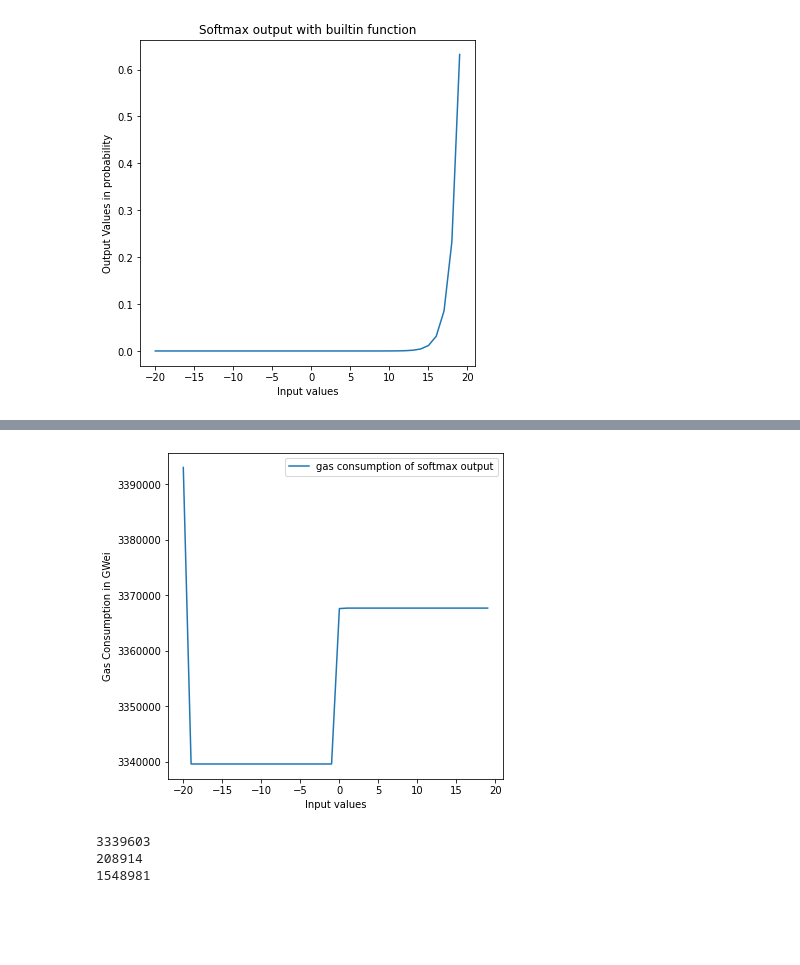
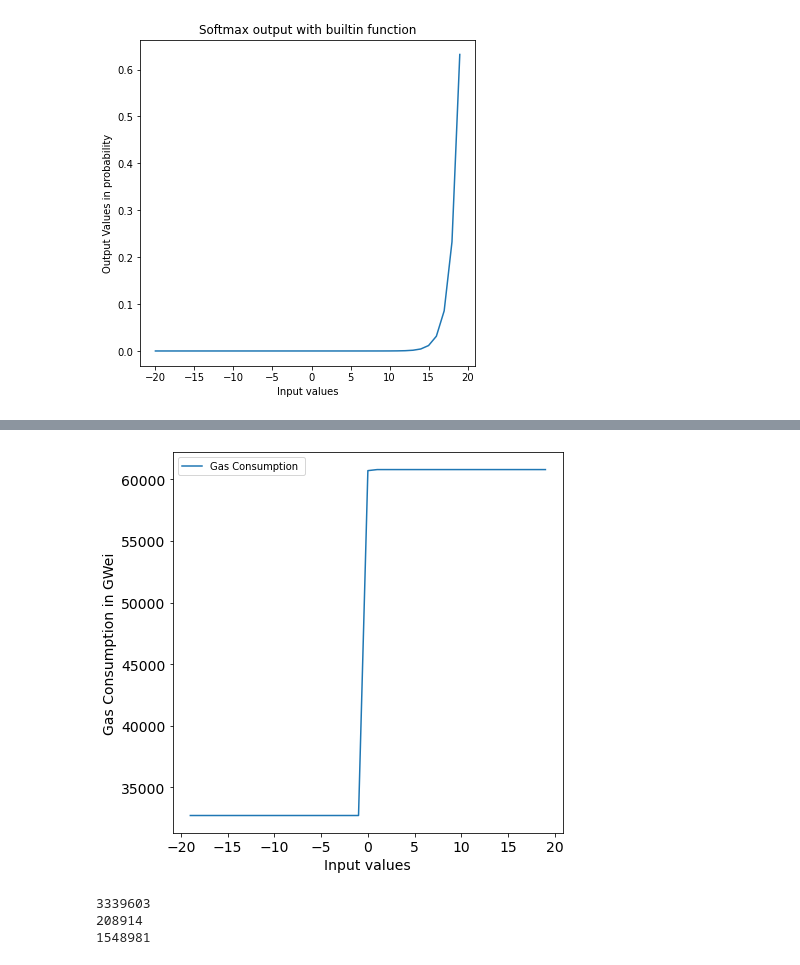
Before and after one commit to syber2020/Neural-Network-in-Smart-Contract, a Jupyter notebook: new-code/web3/web3_softmax.ipynb, the cells around one changed output, grey strips where cells are left out. Drawn from its saved outputs; the diff is of its cells as text; code cells hidden in the pictures; blank space fills up the shorter version.

```diff
--- a/new-code/web3/web3_softmax.ipynb
+++ b/new-code/web3/web3_softmax.ipynb
@@ -169,16 +167,19 @@ array([3393003, 3339603, 3339603, 3339603, 3339603, 3339603, 3339603,
 # %%
 expongas = np.array(expongas)
 softexpogas= np.array(softexpogas)
-plt.figure(figsize=(6,6))
-plt.plot(x,expongas, label="gas consumption of softmax output")
+plt.figure(figsize=(7,7))
+plt.plot(x[1:],expongas[1:], label="Gas Consumption ")
 # plt.title("Exponent computation gas use")
-plt.xlabel("Input values")
-plt.ylabel("Gas Consumption in GWei")
+plt.xlabel("Input values", fontsize=14)
+plt.ylabel("Gas Consumption in GWei", fontsize=14)
+plt.tick_params(axis='both', which='major', labelsize=14)
+plt.tick_params(axis='both', which='minor', labelsize=14)
 plt.ticklabel_format(style='plain')
-plt.legend()
-plt.savefig("softmax_computation_gas.pdf")
+plt.legend(loc='upper left')
+plt.savefig("softmax_computation_gas.pdf",bbox_inches='tight')
+plt.show()
 # %% [output]
-[figure, old version]
+[figure, new version]
 # %%
 print(expongas[1])
 print(gas_sumexpo)
```
Also changed, not shown: parts of 5 cells of this notebook, 10 other files.
